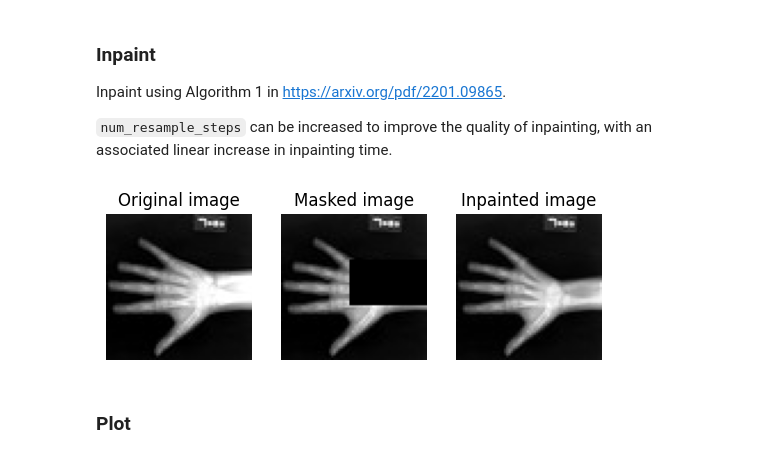
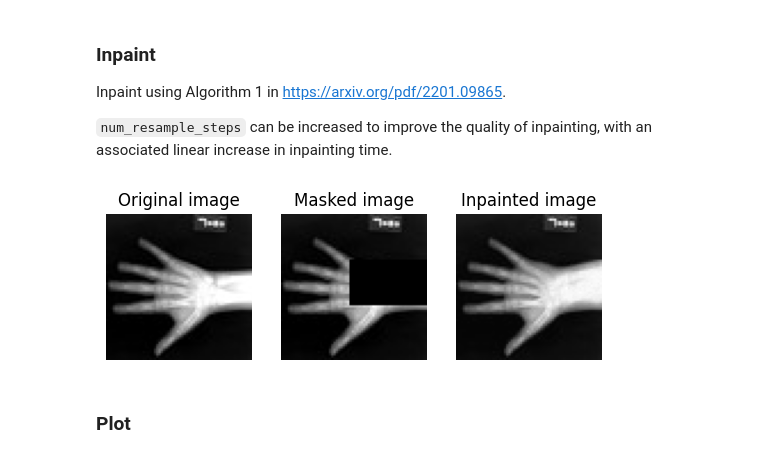
Before and after one commit to Project-MONAI/GenerativeModels, a Jupyter notebook: tutorials/generative/2d_ddpm/2d_ddpm_inpainting.ipynb, the cells around one changed output. Saved outputs shown, nothing was run; the diff lists cells and outputs as text; code cells hidden in the pictures.

```diff
--- a/tutorials/generative/2d_ddpm/2d_ddpm_inpainting.ipynb
+++ b/tutorials/generative/2d_ddpm/2d_ddpm_inpainting.ipynb
@@ -315,56 +315,59 @@ Inpaint using Algorithm 1 in https://arxiv.org/pdf/2201.09865.
 # %%
 model.eval()
 mask = mask.to(device)
-noise = torch.randn((1, 1, 64, 64))
-noise = noise.to(device)
 val_image_masked = val_image_masked.to(device)
 timesteps = torch.Tensor((999,)).to(noise.device).long()
-val_image_inpainted = scheduler.add_noise(original_samples=val_image_masked, noise=noise, timesteps=timesteps)
+val_image_inpainted = torch.randn((1, 1, 64, 64)).to(device)
 
 scheduler.set_timesteps(num_inference_steps=1000)
 progress_bar = tqdm(scheduler.timesteps)
 
-num_resample_steps=1
+num_resample_steps=4
 with torch.no_grad():
     with autocast(enabled=True):
         for t in progress_bar:
             for u in range(num_resample_steps):
-                # perform a denoising step to get x_{t-1}
-                timesteps = torch.Tensor((t,)).to(noise.device).long()
-                model_output = model(val_image_inpainted,timesteps= timesteps)
-                val_image_inpainted, _ = scheduler.step(model_output, t, val_image_inpainted)
+                # get the known portion at t-1
+                if t > 0:
+                    noise = torch.randn((1, 1, 64, 64)).to(device)
+                    timesteps_prev = torch.Tensor((t-1,)).to(noise.device).long()
+                    val_image_inpainted_prev_known = scheduler.add_noise(original_samples=val_image_masked, noise=noise, timesteps=timesteps_prev)
+                else:
+                    val_image_inpainted_prev_known = val_image_masked
 
-                # replace the regions we are not inpainting with the true noised version of x_{t-1}
+                # perform a denoising step to get the unknown portion at t-1
                 if t > 0:
-                    timesteps_prev = torch.Tensor((t-1,)).to(noise.device).long()
-                    noisy_image_prev = scheduler.add_noise(original_samples=val_image_masked, noise=noise, timesteps=timesteps_prev)
-                else:
-                    noisy_image_prev = val_image_masked
-                val_image_inpainted = torch.where(mask==1, noisy_image_prev, val_image_inpainted)
+                    timesteps = torch.Tensor((t,)).to(noise.device).long()
+                    model_output = model(val_image_inpainted,timesteps= timesteps)
+                    val_image_inpainted_prev_unknown, _ = scheduler.step(model_output, t, val_image_inpainted)
+
+                # combine known and unknown using the mask
+                val_image_inpainted = torch.where(mask==1, val_image_inpainted_prev_known, val_image_inpainted_prev_unknown)
 
                 # perform resampling
-                if t > 0:
+                if t > 0 and u < (num_resample_steps - 1):
                     # sample x_t from x_t-1
-                    val_image_inpainted = torch.sqrt(1-scheduler.betas[t-1])*val_image_inpainted + scheduler.betas[t-1]*noise
+                    noise = torch.randn((1, 1, 64, 64)).to(device)
+                    val_image_inpainted = torch.sqrt(1-scheduler.betas[t-1])*val_image_inpainted + torch.sqrt(scheduler.betas[t-1])*noise
 
 
 
 # plot
 plt.subplot(1,3,1)
 plt.imshow(val_image[0,0,...].cpu(), cmap='gray')
 plt.title('Original image')
 plt.axis('off')
 plt.subplot(1,3,2)
 plt.imshow(val_image_masked[0,0,...].cpu(), cmap='gray')
 plt.axis('off')
 plt.title('Masked image')
 plt.subplot(1,3,3)
 plt.imshow(val_image_inpainted[0,0,...].cpu(), cmap='gray')
 plt.axis('off')
 plt.title('Inpainted image')
 plt.show()
 # %% [output]
-[figure, old version]
+[figure, new version]
 # %% [markdown]
 ### Plot
 # %% [markdown]
```
Also changed, not shown: parts of 5 cells of this notebook, 1 other file.
